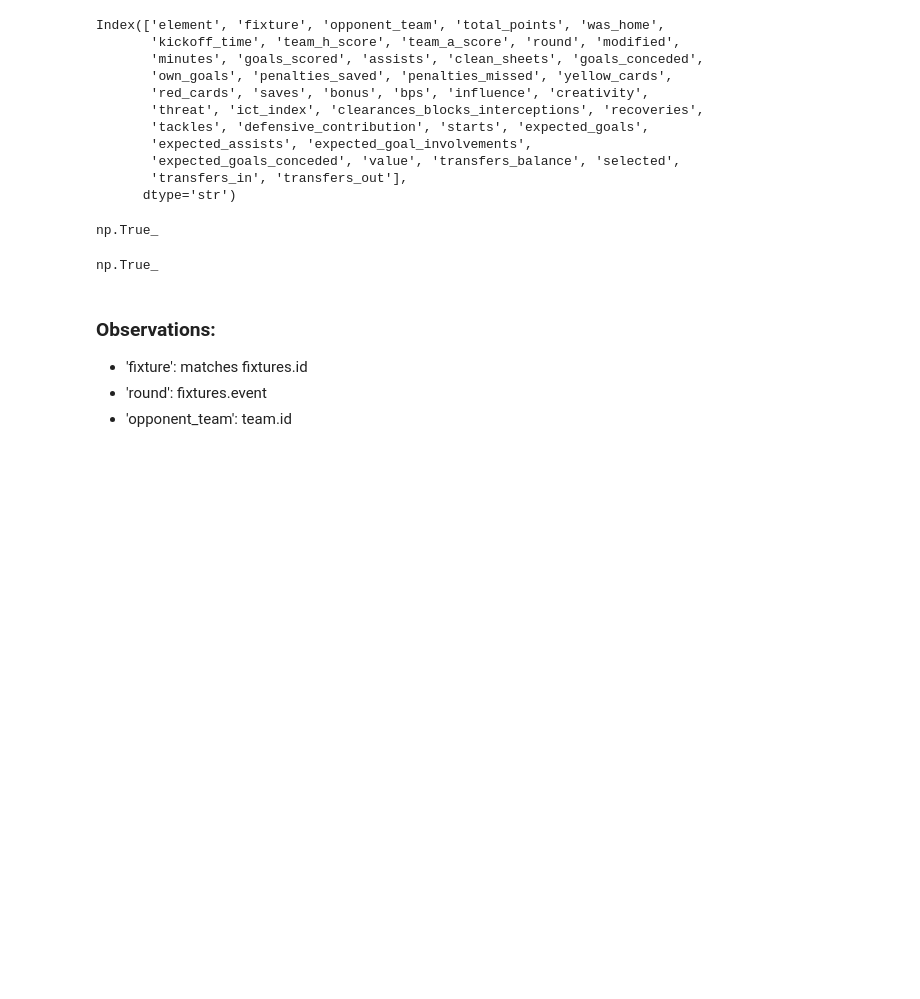
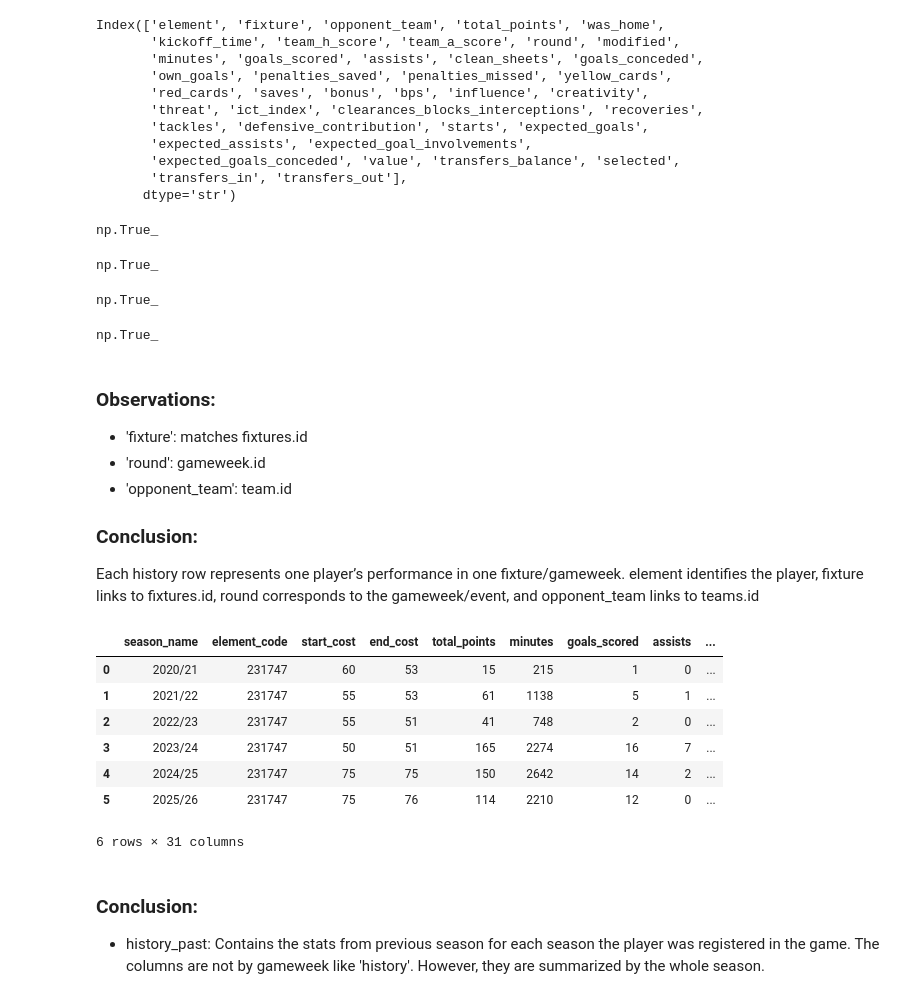
Before and after one commit to omarislam7/Fantasy-PL, a Jupyter notebook: notebooks/01_api_explore.ipynb, the cells around one changed output. Saved outputs shown, nothing was run; the diff lists cells and outputs as text; code cells hidden in the pictures; blank space fills up the shorter version.

Commit message:
Finish player position exploration

```diff
--- a/notebooks/01_api_explore.ipynb
+++ b/notebooks/01_api_explore.ipynb
@@ -402,8 +402,34 @@ np.True_
 history["round"].isin(fixtures["event"]).all()
 # %% [output]
 np.True_
+# %%
+history["opponent_team"].isin(teams["id"]).all()
+# %% [output]
+np.True_
+# %%
+(history["element"] == player_id).all()
+# %% [output]
+np.True_
 # %% [markdown]
 ### Observations:
 - 'fixture':  matches fixtures.id
-- 'round': fixtures.event
+- 'round': gameweek.id
 - 'opponent_team': team.id
+
+### Conclusion:
+Each history row represents one player’s performance in one fixture/gameweek. element identifies the player, fixture links to fixtures.id, round corresponds to the gameweek/event, and opponent_team links to teams.id
+# %%
+history_past = pd.DataFrame(per_gw["history_past"])
+history_past
+# %% [output]
+|  | season_name | element_code | start_cost | end_cost | total_points | minutes | goals_scored | assists | ... |
+| 0 | 2020/21 | 231747 | 60 | 53 | 15 | 215 | 1 | 0 | ... |
+| 1 | 2021/22 | 231747 | 55 | 53 | 61 | 1138 | 5 | 1 | ... |
+| 2 | 2022/23 | 231747 | 55 | 51 | 41 | 748 | 2 | 0 | ... |
+| 3 | 2023/24 | 231747 | 50 | 51 | 165 | 2274 | 16 | 7 | ... |
+| 4 | 2024/25 | 231747 | 75 | 75 | 150 | 2642 | 14 | 2 | ... |
+| 5 | 2025/26 | 231747 | 75 | 76 | 114 | 2210 | 12 | 0 | ... |
+6 rows × 31 columns
+# %% [markdown]
+### Conclusion:
+- history_past: Contains the stats from previous season for each season the player was registered in the game. The columns are not by gameweek like 'history'. However, they are summarized by the whole season.
```
